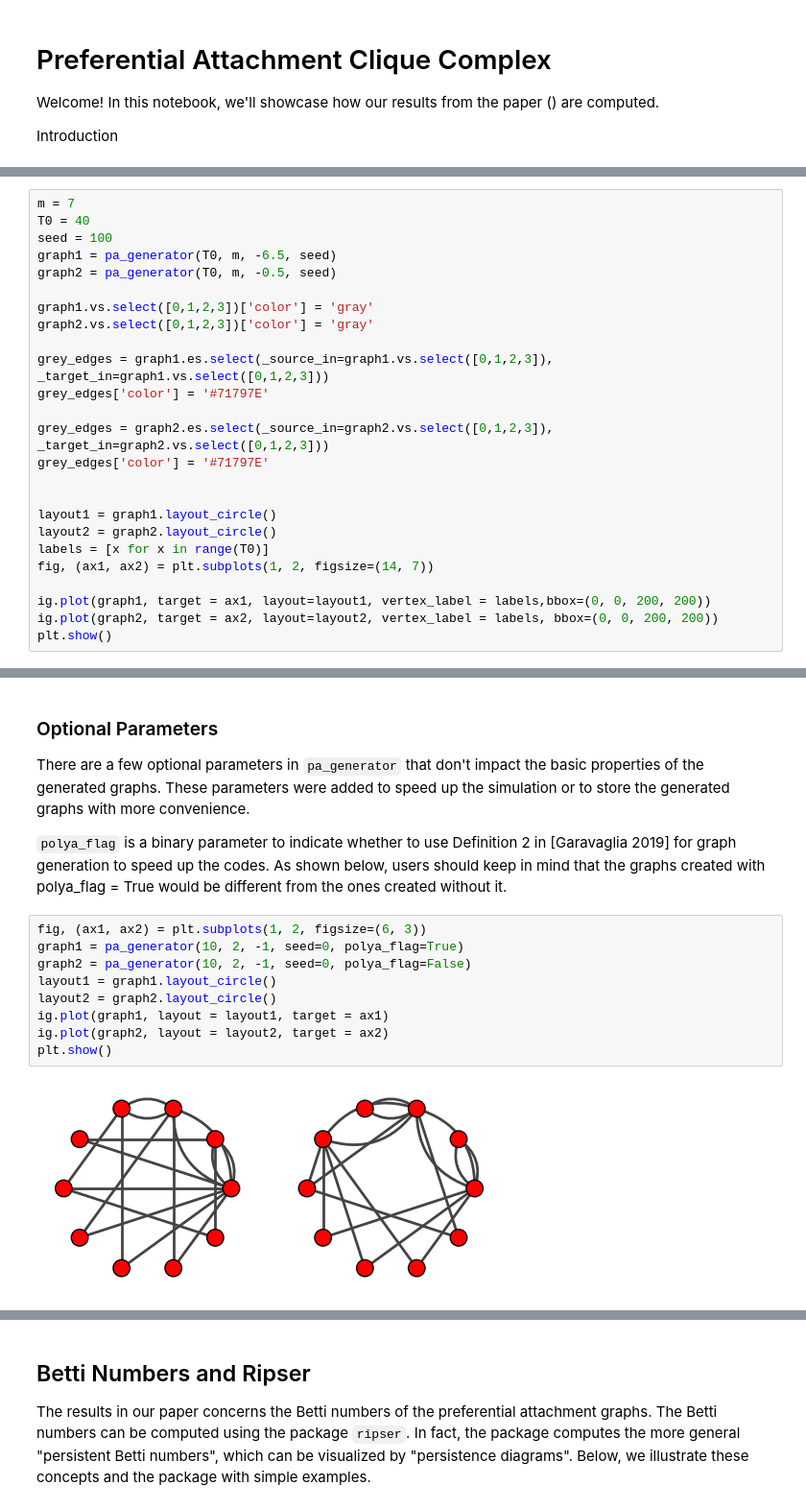
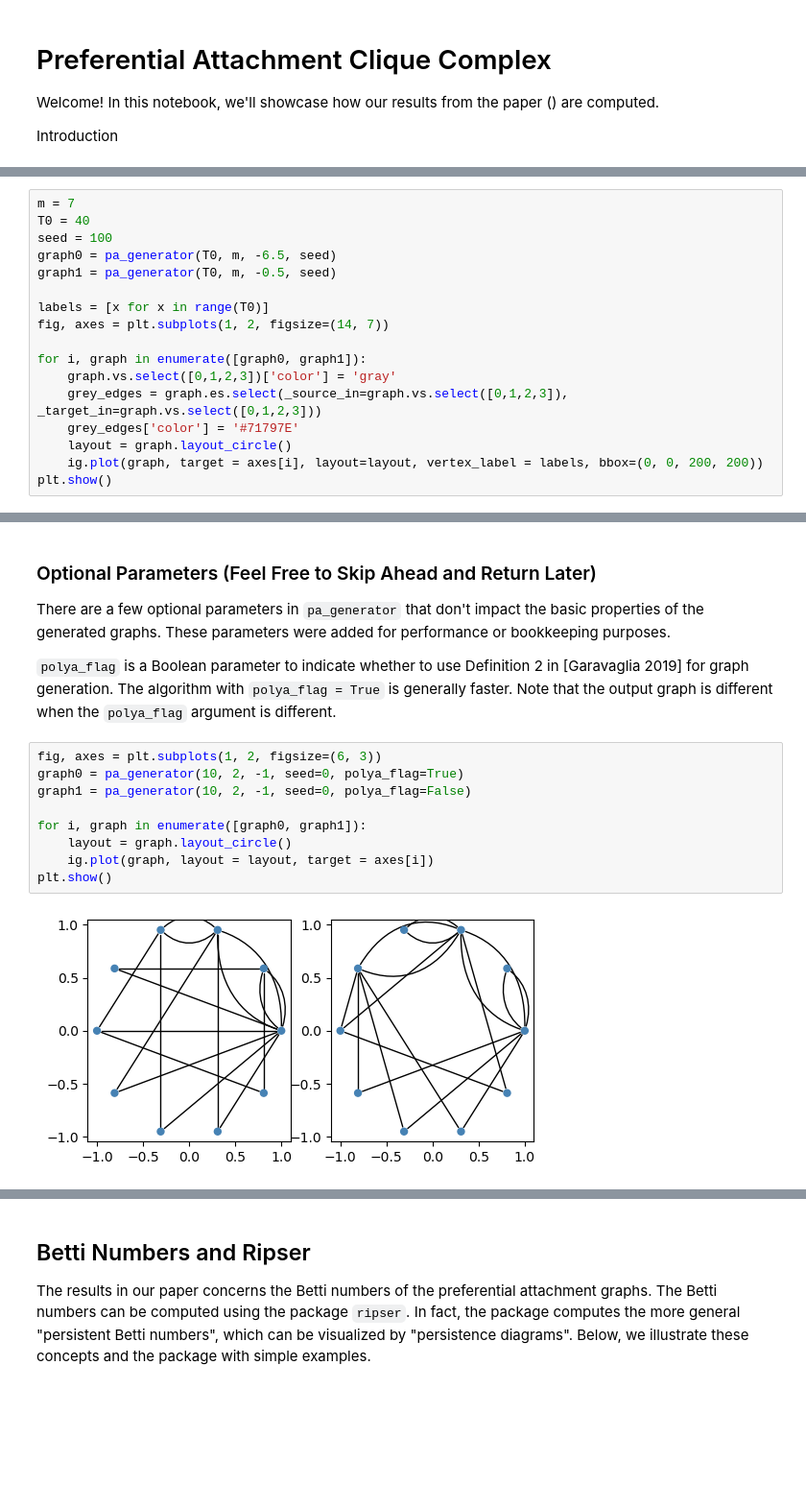
Before and after one commit to carolinerongyi/Preferential_Attachment_Clique_Complex, a Jupyter notebook: tutorial.ipynb, the cells around one changed output, grey strips where cells are left out. Shown at 96% size. Drawn from its saved outputs; the diff is of its cells as text; blank space fills up the shorter version.

```diff
--- a/tutorial.ipynb
+++ b/tutorial.ipynb
@@ -60,25 +59,17 @@ We'll demonstrate the effect of $\delta$ on the scale-freeness of the graphs usi
 m = 7
 T0 = 40
 seed = 100
-graph1 = pa_generator(T0, m, -6.5, seed)
-graph2 = pa_generator(T0, m, -0.5, seed)
+graph0 = pa_generator(T0, m, -6.5, seed)
+graph1 = pa_generator(T0, m, -0.5, seed)
 
-graph1.vs.select([0,1,2,3])['color'] = 'gray'
-graph2.vs.select([0,1,2,3])['color'] = 'gray'
+labels = [x for x in range(T0)]
+fig, axes = plt.subplots(1, 2, figsize=(14, 7))
 
-grey_edges = graph1.es.select(_source_in=graph1.vs.select([0,1,2,3]), _target_in=graph1.vs.select([0,1,2,3]))
-grey_edges['color'] = '#71797E'
-
-grey_edges = graph2.es.select(_source_in=graph2.vs.select([0,1,2,3]), _target_in=graph2.vs.select([0,1,2,3]))
-grey_edges['color'] = '#71797E'
-
-
-layout1 = graph1.layout_circle()
-layout2 = graph2.layout_circle()
-labels = [x for x in range(T0)]
-fig, (ax1, ax2) = plt.subplots(1, 2, figsize=(14, 7))
-
-ig.plot(graph1, target = ax1, layout=layout1, vertex_label = labels,bbox=(0, 0, 200, 200))
-ig.plot(graph2, target = ax2, layout=layout2, vertex_label = labels, bbox=(0, 0, 200, 200))
+for i, graph in enumerate([graph0, graph1]):
+    graph.vs.select([0,1,2,3])['color'] = 'gray'
+    grey_edges = graph.es.select(_source_in=graph.vs.select([0,1,2,3]), _target_in=graph.vs.select([0,1,2,3]))
+    grey_edges['color'] = '#71797E'
+    layout = graph.layout_circle()
+    ig.plot(graph, target = axes[i], layout=layout, vertex_label = labels, bbox=(0, 0, 200, 200))
 plt.show()
 # %% [output]
@@ -93,19 +84,19 @@ In the rest of this tutorial, we'll mainly work with $m = 7, \delta = -5$. We ar
 2. The magnitude of $\delta$ is large enough to showcase scale-free effects.
 # %% [markdown]
-### Optional Parameters
+### Optional Parameters (Feel Free to Skip Ahead and Return Later)
 
-There are a few optional parameters in `pa_generator` that don't impact the basic properties of the generated graphs. These parameters were added to speed up the simulation or to store the generated graphs with more convenience.
+There are a few optional parameters in `pa_generator` that don't impact the basic properties of the generated graphs. These parameters were added for performance or bookkeeping purposes.
 
-`polya_flag` is a binary parameter to indicate whether to use Definition 2 in [Garavaglia 2019] for graph generation to speed up the codes. As shown below, users should keep in mind that the graphs created with polya_flag = True would be different from the ones created without it.
+`polya_flag` is a Boolean parameter to indicate whether to use Definition 2 in [Garavaglia 2019] for graph generation. The algorithm with `polya_flag = True` is generally faster. Note that the output graph is different when the `polya_flag` argument is different.
 # %%
-fig, (ax1, ax2) = plt.subplots(1, 2, figsize=(6, 3))
-graph1 = pa_generator(10, 2, -1, seed=0, polya_flag=True)
-graph2 = pa_generator(10, 2, -1, seed=0, polya_flag=False)
-layout1 = graph1.layout_circle()
-layout2 = graph2.layout_circle()
-ig.plot(graph1, layout = layout1, target = ax1)
-ig.plot(graph2, layout = layout2, target = ax2)
+fig, axes = plt.subplots(1, 2, figsize=(6, 3))
+graph0 = pa_generator(10, 2, -1, seed=0, polya_flag=True)
+graph1 = pa_generator(10, 2, -1, seed=0, polya_flag=False)
+
+for i, graph in enumerate([graph0, graph1]):
+    layout = graph.layout_circle()
+    ig.plot(graph, layout = layout, target = axes[i])
 plt.show()
 # %% [output]
-[figure, old version]
+[figure, new version]
 # %% [markdown]
```
Also changed, not shown: parts of 22 cells of this notebook, 1 other file.
